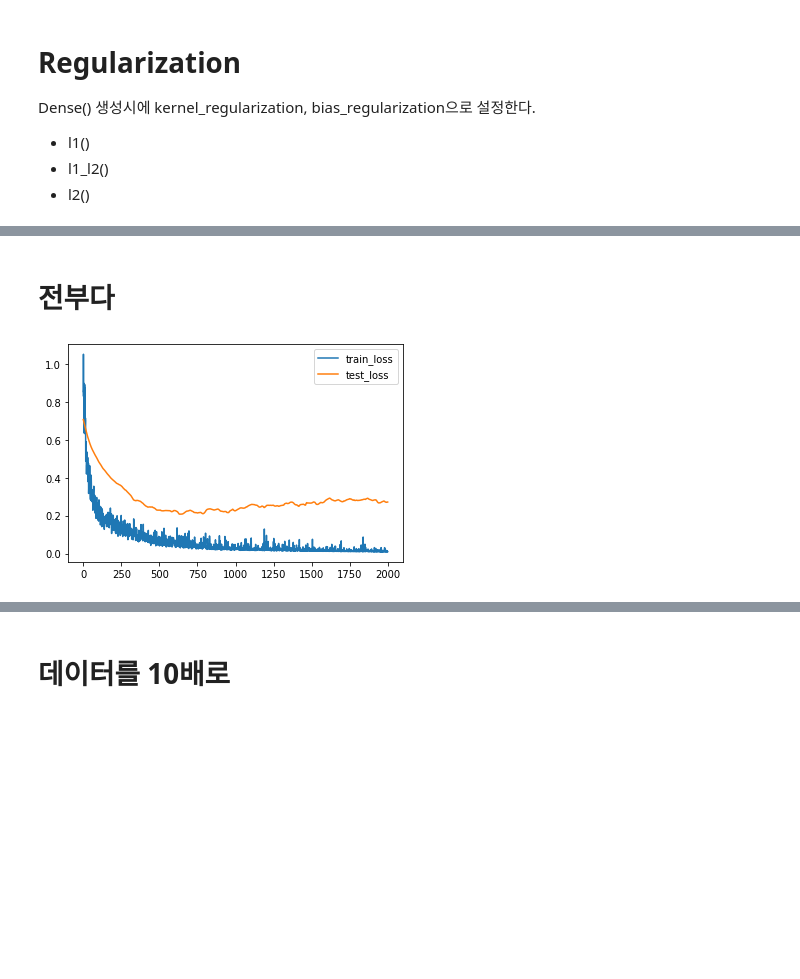
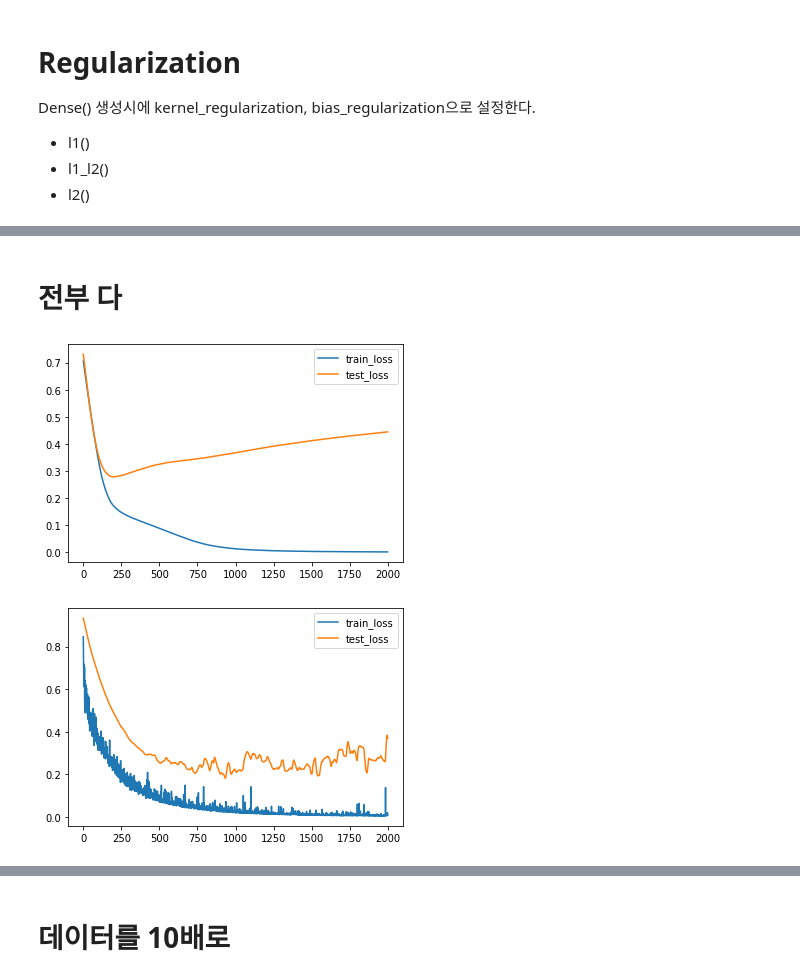
Before and after one commit to dhrim/cau_2021, a Jupyter notebook: material/deep_learning/dnn_in_keras_overfitting.ipynb, the cells around one changed output, grey strips where cells are left out. Cells and saved outputs as stored; diff of their text form; code cells hidden in the pictures; blank space fills up the shorter version.

```diff
--- a/material/deep_learning/dnn_in_keras_overfitting.ipynb
+++ b/material/deep_learning/dnn_in_keras_overfitting.ipynb
@@ -43,10 +42,10 @@ model.add(Dense(20, activation='relu'))
 model.add(Dense(1, activation='sigmoid'))
 model.compile(loss='binary_crossentropy', optimizer='adam', metrics=['accuracy'])
 
-history = model.fit(train_x, train_y, batch_size=100, validation_data=(test_x, test_y), epochs=2000, verbose=0)
+base_history = model.fit(train_x, train_y, batch_size=100, validation_data=(test_x, test_y), epochs=2000, verbose=0)
 
-pyplot.plot(history.history['loss'], label='train_loss')
-pyplot.plot(history.history['val_loss'], label='test_loss')
-pyplot.legend()
-pyplot.show()
+plt.plot(base_history.history['loss'], label='train_loss')
+plt.plot(base_history.history['val_loss'], label='test_loss')
+plt.legend()
+plt.show()
 # %% [output]
@@ -123,2 +139,0 @@ pyplot.show()
-# %% [markdown]
-# 전부다
@@ -129,20 +140,32 @@ from tensorflow.keras.regularizers import l1, l2
+# %% [markdown]
+# 전부 다
 # %%
+from tensorflow.keras.layers import Dropout
+from tensorflow.keras.layers import BatchNormalization
+from tensorflow.keras.regularizers import l1, l2, L1L2
+
 model = Sequential()
-model.add(Dense(20, input_shape=(2,), activation='relu', kernel_regularizer=l2(0.001) ))
+model.add(Dense(20, input_shape=(2,), activation='relu', kernel_regularizer=l2() ))
 model.add(BatchNormalization())
 model.add(Dropout(0.2))
-model.add(Dense(20, activation='relu', kernel_regularizer=l2(0.001)))
+model.add(Dense(20, activation='relu', kernel_regularizer=l2()))
 model.add(BatchNormalization())
 model.add(Dropout(0.2))
 model.add(Dense(1, activation='sigmoid'))
 
 model.compile(loss='binary_crossentropy', optimizer='adam', metrics=['accuracy'])
 
 history = model.fit(train_x, train_y, batch_size=100, validation_data=(test_x, test_y), epochs=2000, verbose=0)
 
-pyplot.plot(history.history['loss'], label='train_loss')
-pyplot.plot(history.history['val_loss'], label='test_loss')
-pyplot.legend()
-pyplot.show()
+plt.plot(base_history.history['loss'], label='train_loss')
+plt.plot(base_history.history['val_loss'], label='test_loss')
+plt.legend()
+plt.show()
+
+plt.plot(history.history['loss'], label='train_loss')
+plt.plot(history.history['val_loss'], label='test_loss')
+plt.legend()
+plt.show()
 # %% [output]
-[figure, old version]
+[figure, new version]
+[figure, added]
```
Also changed, not shown: parts of 12 cells of this notebook.
